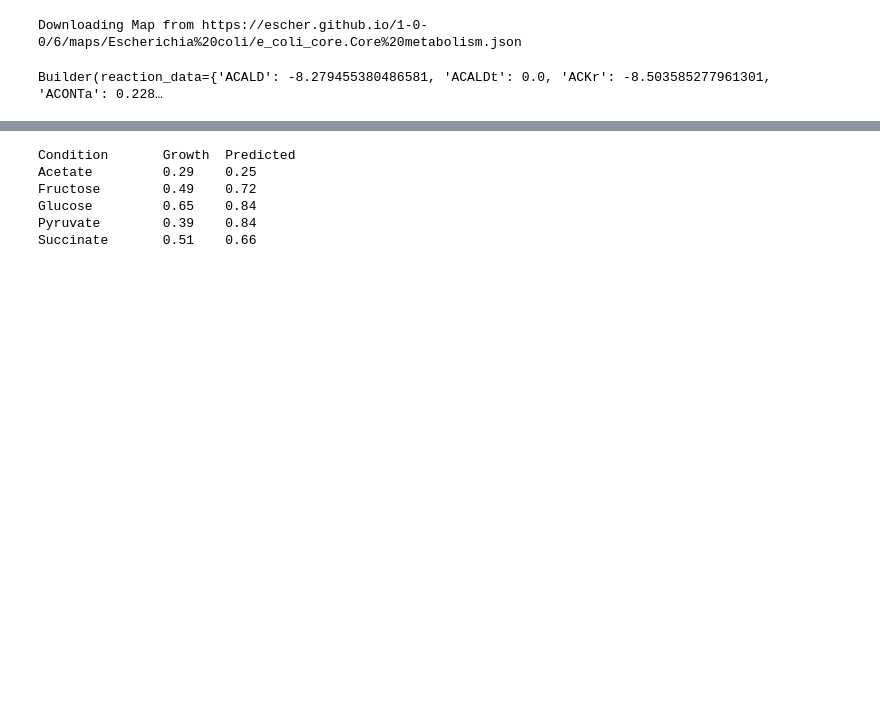
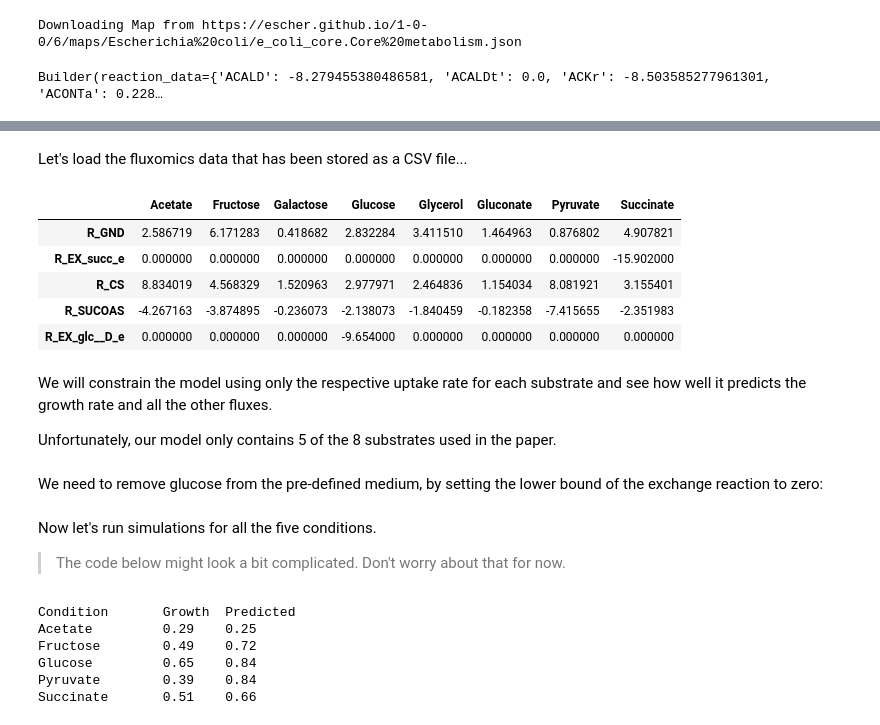
Before and after one commit to NTNU-Machado-Lab/BT8118, a Jupyter notebook: notebooks/1_fba_intro.ipynb, the cells around one changed output, grey strips where cells are left out. Drawn from its saved outputs; the diff is of its cells as text; code cells hidden in the pictures; blank space fills up the shorter version.

```diff
--- a/notebooks/1_fba_intro.ipynb
+++ b/notebooks/1_fba_intro.ipynb
@@ -112,6 +124,21 @@ Builder(reaction_data={'ACALD': -8.279455380486581, 'ACALDt': 0.0, 'ACKr': -8.50
+# %% [markdown]
+Let's load the fluxomics data that has been stored as a CSV file...
 # %%
 import pandas as pd
 fluxomics = pd.read_csv('../files/gerosa2015.csv', index_col=0)
+
+fluxomics.sample(5) # print 5 random entries
+# %% [output]
+|  | Acetate | Fructose | Galactose | Glucose | Glycerol | Gluconate | Pyruvate | Succinate |
+| R_GND | 2.586719 | 6.171283 | 0.418682 | 2.832284 | 3.411510 | 1.464963 | 0.876802 | 4.907821 |
+| R_EX_succ_e | 0.000000 | 0.000000 | 0.000000 | 0.000000 | 0.000000 | 0.000000 | 0.000000 | -15.902000 |
+| R_CS | 8.834019 | 4.568329 | 1.520963 | 2.977971 | 2.464836 | 1.154034 | 8.081921 | 3.155401 |
+| R_SUCOAS | -4.267163 | -3.874895 | -0.236073 | -2.138073 | -1.840459 | -0.182358 | -7.415655 | -2.351983 |
+| R_EX_glc__D_e | 0.000000 | 0.000000 | 0.000000 | -9.654000 | 0.000000 | 0.000000 | 0.000000 | 0.000000 |
+# %% [markdown]
+We will constrain the model using only the respective uptake rate for each substrate and see how well it predicts the growth rate and all the other fluxes.
+
+Unfortunately, our model only contains 5 of the 8 substrates used in the paper.
 # %%
 uptake_reactions = {
     'Acetate': 'R_EX_ac_e',
@@ -128,3 +155,5 @@ growth_rates = {
     'Pyruvate': 0.39,
     'Succinate': 0.51,
 }
+# %% [markdown]
+We need to remove glucose from the pre-defined medium, by setting the lower bound of the exchange reaction to zero:
@@ -131 +162,5 @@ growth_rates = {
+# %% [markdown]
+Now let's run simulations for all the five conditions.
+
+> The code below might look a bit complicated. Don't worry about that for now.
 # %%
```
Also changed, not shown: parts of 15 cells of this notebook, 2 other files.
